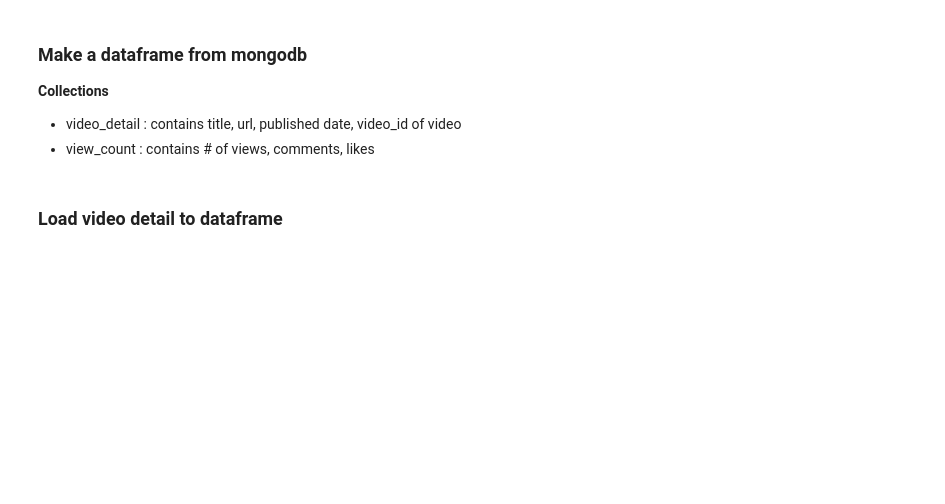
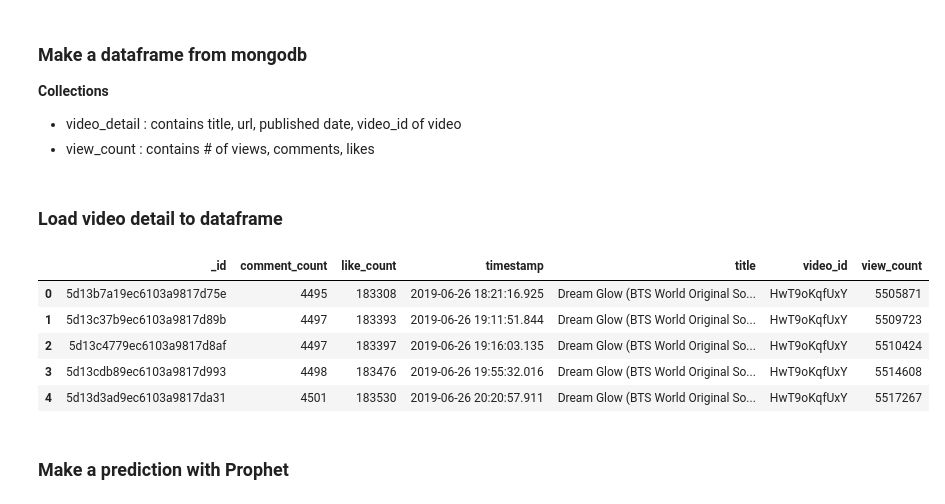
Before and after one commit to Teosoft7/hit_or_not, a Jupyter notebook: eda/eda_with_prophet.ipynb, the cells around one changed output. Cells and saved outputs as stored; diff of their text form; code cells hidden in the pictures; blank space fills up the shorter version.

```diff
--- a/eda/eda_with_prophet.ipynb
+++ b/eda/eda_with_prophet.ipynb
@@ -26,3 +29,19 @@ db = connection['youtube_scrap']
 video_coll = db['video_detail']
 video_cur = video_coll.find({})
 videos = [video for video in video_cur]
+# %%
+# select a video
+video = videos[9]
+# %%
+# get view_counts for selected video
+df = get_view_counts(db, video['video_id'])
+df.head()
+# %% [output]
+|  | _id | comment_count | like_count | timestamp | title | video_id | view_count |
+| 0 | 5d13b7a19ec6103a9817d75e | 4495 | 183308 | 2019-06-26 18:21:16.925 | Dream Glow (BTS World Original So... | HwT9oKqfUxY | 5505871 |
+| 1 | 5d13c37b9ec6103a9817d89b | 4497 | 183393 | 2019-06-26 19:11:51.844 | Dream Glow (BTS World Original So... | HwT9oKqfUxY | 5509723 |
+| 2 | 5d13c4779ec6103a9817d8af | 4497 | 183397 | 2019-06-26 19:16:03.135 | Dream Glow (BTS World Original So... | HwT9oKqfUxY | 5510424 |
+| 3 | 5d13cdb89ec6103a9817d993 | 4498 | 183476 | 2019-06-26 19:55:32.016 | Dream Glow (BTS World Original So... | HwT9oKqfUxY | 5514608 |
+| 4 | 5d13d3ad9ec6103a9817da31 | 4501 | 183530 | 2019-06-26 20:20:57.911 | Dream Glow (BTS World Original So... | HwT9oKqfUxY | 5517267 |
+# %% [markdown]
+### Make a prediction with Prophet
```
Also changed, not shown: parts of 9 cells of this notebook, 8 other files.
